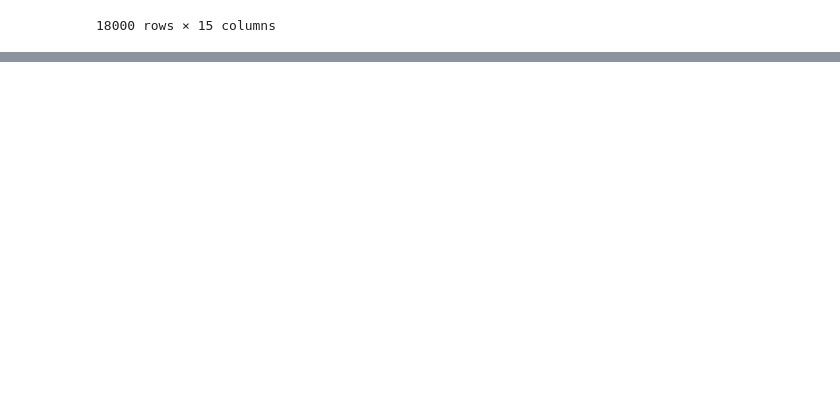
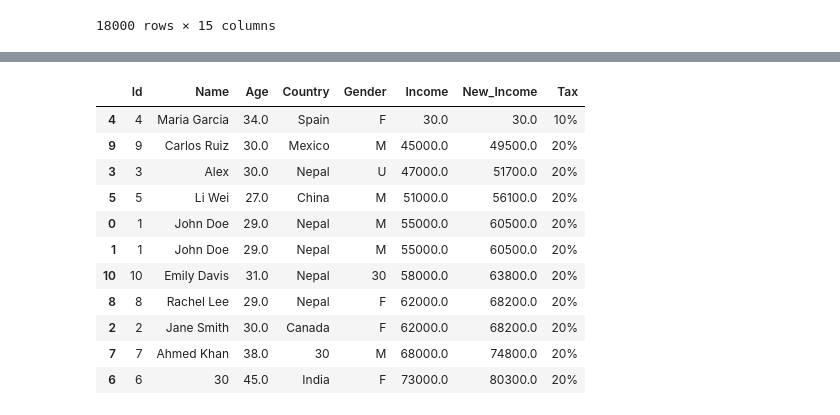
Before and after one commit to Tdeflash12/Prime, a Jupyter notebook: pandas_tutorial.ipynb, the cells around one changed output, grey strips where cells are left out. Saved outputs shown, nothing was run; the diff lists cells and outputs as text; code cells hidden in the pictures; blank space fills up the shorter version.

```diff
--- a/pandas_tutorial.ipynb
+++ b/pandas_tutorial.ipynb
@@ -280,0 +265,18 @@ df
+# %%
+# cleaning Data -- missing values
+
+df=pd.read_csv('raw_data.csv')
+df.isnull()
+df.isnull().sum()
+
+df.dropna() #row drop
+df.dropna(axis=1) #columns drop
+age_mean=df['age'].mean()
+df.fillna(0)
+df["age"].fillna(age_mean)
+
+cleaned_data=df.copy()
+cleaned_data['age']=cleaned_data['age'].fillna(age_mean)
+cleaned_data
+df.ffill()#forward
+df.bfill() #backward
@@ -280,0 +376,39 @@ df
+# %%
+#Feature Enginnering
+
+df2=df.copy()
+df2["tax"]=df2["income"].apply(lambda x : "20%" if x>=6000 else "10%")
+gender_map={"Male":"M", "Female":"F", "Unknown":"U"}
+df2["gender"]=df2["gender"].map(gender_map)
+df2=df2.assign(new_income=df["income"]*1.1)
+df2["country"]=df["country"].replace("USA","Nepal")
+df2["country"]
+df2.columns=['Id','Name','Age','Country','Gender','Income','Tax','New_Income']
+df2.rename(columns={"Income":"Salary"})
+df2.rename(index={1:"First"})
+df2.sort_values("Income")
+#df2.sort_values("Income",ascending=False)
+df2=df2.fillna(30)
+sorted_df=df2.sort_values(["Income","Age"])
+sorted_df.sort_index()
+
+# reset (used to reset index)
+sorted_df.reset_index()
+sorted_df.reset_index(drop=True)
+
+#Ranking
+sorted_df["Ranking"]=sorted_df["Income"].rank(ascending=False,method="max")
+sorted_df[['Id','Name','Age','Country','Gender','Income','New_Income','Tax']]
+# %% [output]
+|  | Id | Name | Age | Country | Gender | Income | New_Income | Tax |
+| 4 | 4 | Maria Garcia | 34.0 | Spain | F | 30.0 | 30.0 | 10% |
+| 9 | 9 | Carlos Ruiz | 30.0 | Mexico | M | 45000.0 | 49500.0 | 20% |
+| 3 | 3 | Alex | 30.0 | Nepal | U | 47000.0 | 51700.0 | 20% |
+| 5 | 5 | Li Wei | 27.0 | China | M | 51000.0 | 56100.0 | 20% |
+| 0 | 1 | John Doe | 29.0 | Nepal | M | 55000.0 | 60500.0 | 20% |
+| 1 | 1 | John Doe | 29.0 | Nepal | M | 55000.0 | 60500.0 | 20% |
+| 10 | 10 | Emily Davis | 31.0 | Nepal | 30 | 58000.0 | 63800.0 | 20% |
+| 8 | 8 | Rachel Lee | 29.0 | Nepal | F | 62000.0 | 68200.0 | 20% |
+| 2 | 2 | Jane Smith | 30.0 | Canada | F | 62000.0 | 68200.0 | 20% |
+| 7 | 7 | Ahmed Khan | 38.0 | 30 | M | 68000.0 | 74800.0 | 20% |
+| 6 | 6 | 30 | 45.0 | India | F | 73000.0 | 80300.0 | 20% |
```
Also changed, not shown: parts of 15 cells of this notebook, 3 other files.
